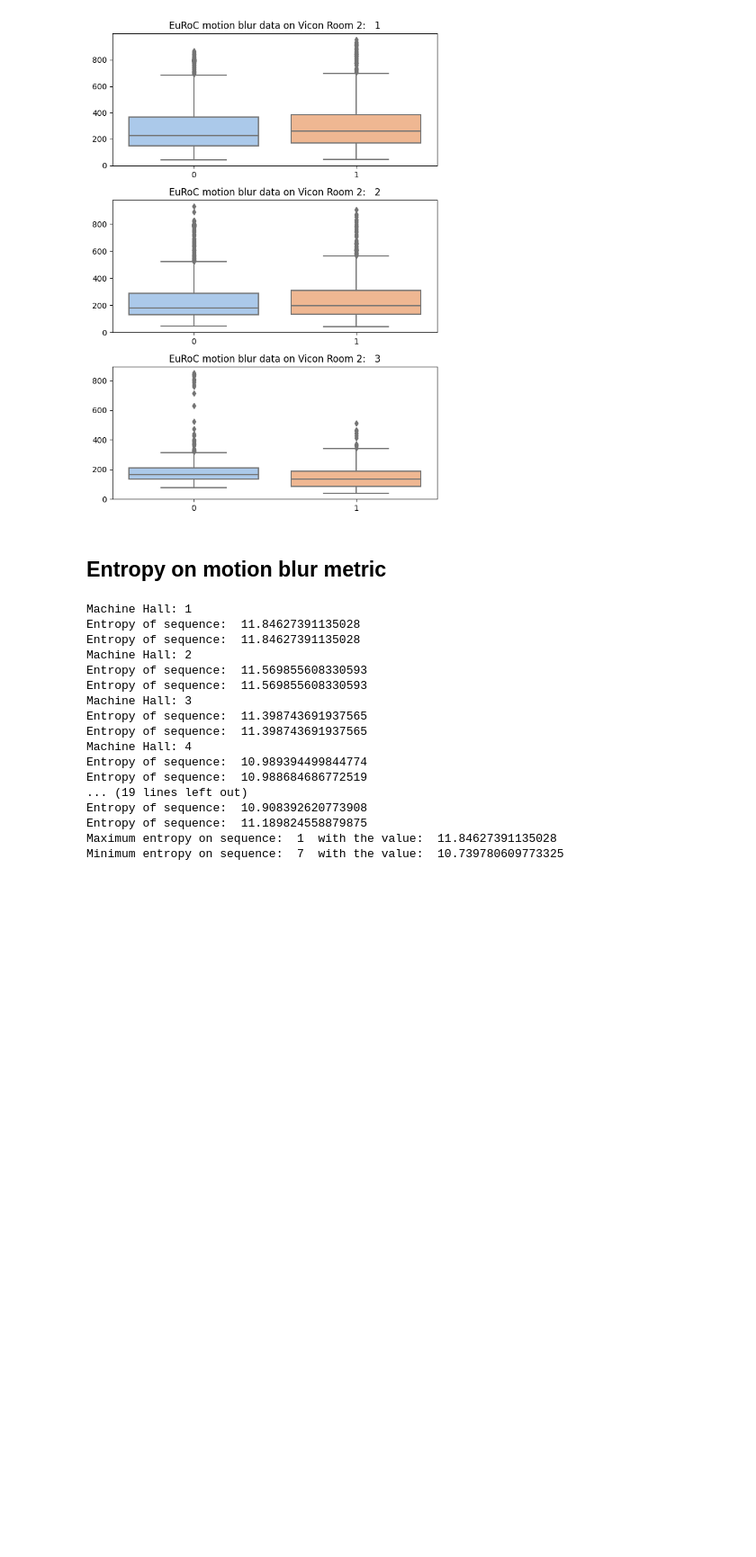
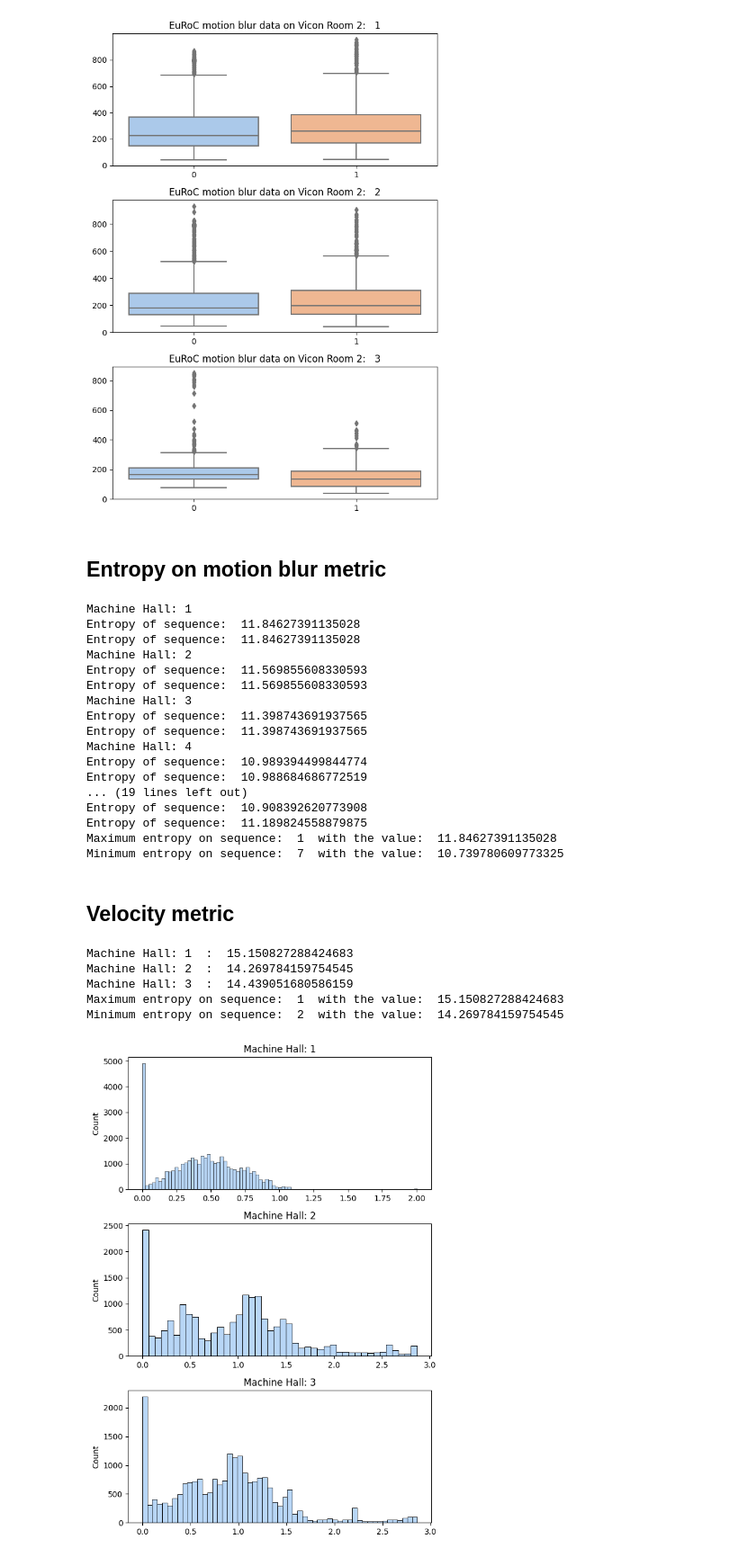
Before and after one commit to tobsthetobs/bsc-dataset-metrics, a Jupyter notebook: deployed/euroc.ipynb, the cells around one changed output. Shown at 90% size. Cells and saved outputs as stored; diff of their text form; code cells hidden in the pictures; blank space fills up the shorter version.

```diff
--- a/deployed/euroc.ipynb
+++ b/deployed/euroc.ipynb
@@ -329,3 +331,15 @@ Entropy of sequence:  10.908392620773908
 Entropy of sequence:  11.189824558879875
 Maximum entropy on sequence:  1  with the value:  11.84627391135028
 Minimum entropy on sequence:  7  with the value:  10.739780609773325
+# %% [markdown]
+## Velocity metric
+# %%
+vel_dataframe = vel.load_euroc_data()
+dp.print_velocity_euroc(vel_dataframe)
+# %% [output]
+Machine Hall: 1  :  15.150827288424683
+Machine Hall: 2  :  14.269784159754545
+Machine Hall: 3  :  14.439051680586159
+Maximum entropy on sequence:  1  with the value:  15.150827288424683
+Minimum entropy on sequence:  2  with the value:  14.269784159754545
+[figure, added]
```
Also changed, not shown: parts of 2 cells of this notebook, 8 other files.
